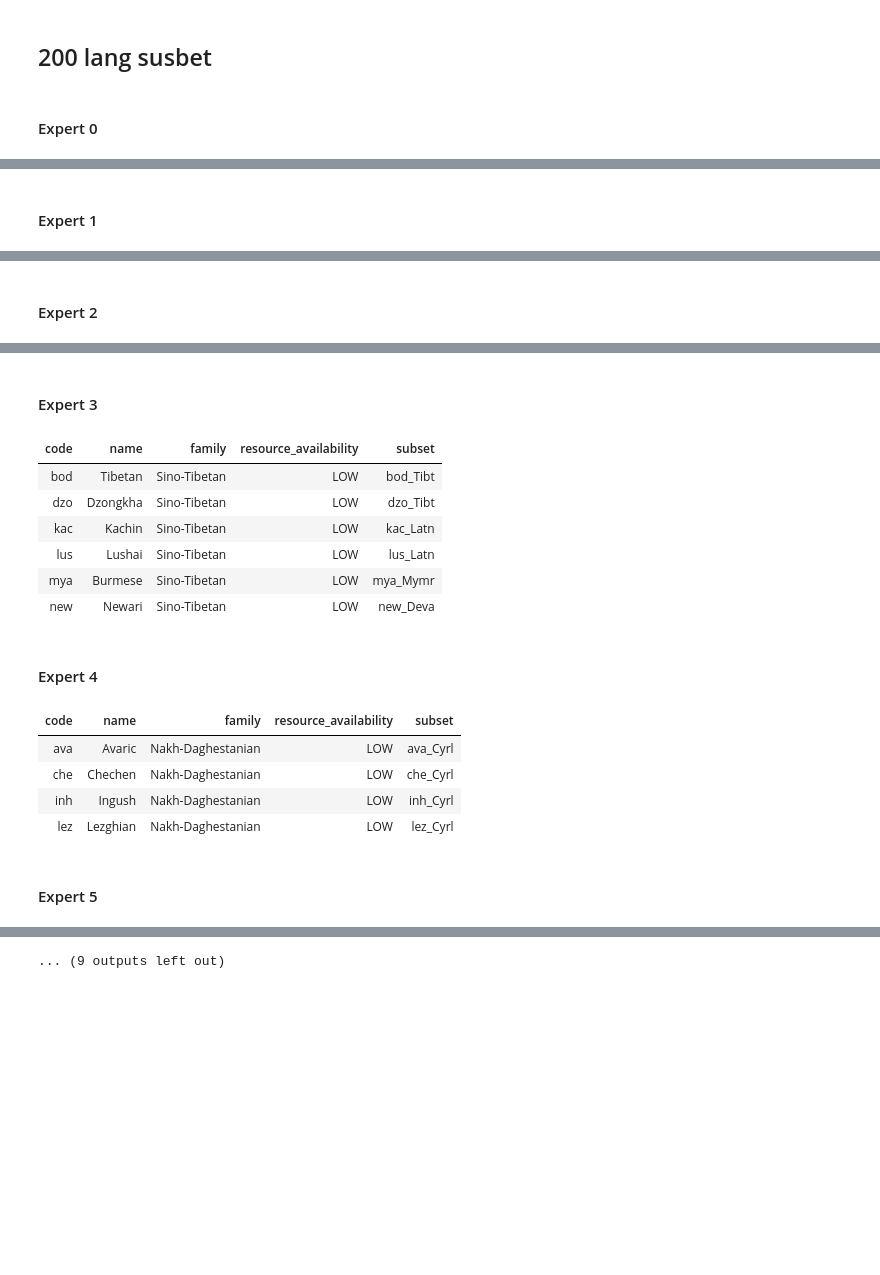
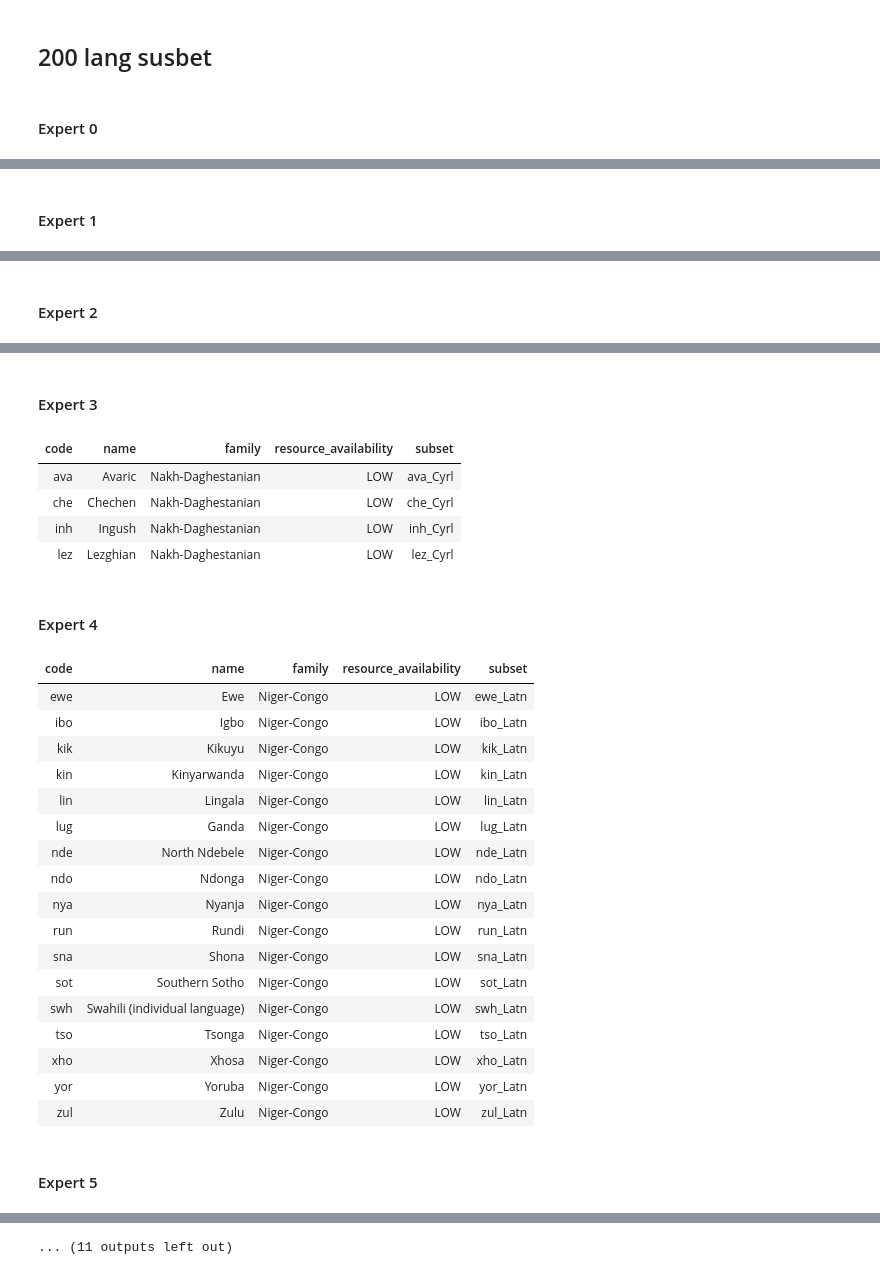
Before and after one commit to dice-group/HTYLLM-PG, a Jupyter notebook: approaches/CoLA/tools/two_stage_clustering/language_family_tree_based.ipynb, the cells around one changed output, grey strips where cells are left out. Cells and saved outputs as stored; diff of their text form; code cells hidden in the pictures; blank space fills up the shorter version.

```diff
--- a/approaches/CoLA/tools/two_stage_clustering/language_family_tree_based.ipynb
+++ b/approaches/CoLA/tools/two_stage_clustering/language_family_tree_based.ipynb
@@ -25,8 +25,9 @@ top = (
       .groupby(["code", "name", "family", "resource_availability"], as_index=False)
       ["documents"].sum()
       .sort_values("documents", ascending=False)
-      .head(200)
 )
+top = top.drop_duplicates(subset="code", keep="first").head(200)
+print(f"Selected top {len(top)} languages by document count.")
 
 langs = top[top.code.isin(l2v.DISTANCE_LANGUAGES)].reset_index(drop=True)
 # keep only the dominant subset per language, problem was i was getting arb_Arab and arb_Latn for Arabic for example
@@ -39,27 +40,38 @@ langs = (
 codes = langs.code.tolist()
 matrix = build_distance_matrix(codes, "genetic")
 
-def select_expert_clusters(matrix, max_experts=4, min_cluster_size=3, k_min=None, k_max=60):
+def select_expert_clusters(matrix, max_experts=4, min_cluster_size=3, k_min=None, k_max=60, keep_remaining=False):
     if k_min is None:
         k_min = max_experts
 
     best_k, _ = auto_k(matrix, k_min, k_max, "average", min_cluster_size=min_cluster_size)
     labels = cluster_with_k(matrix, best_k, "average")
 
+    # keep only sufficiently large clusters
     clusters = {
         c: np.where(labels == c)[0]
         for c in np.unique(labels)
         if np.sum(labels == c) >= min_cluster_size
     }
+
+    # track assigned indices
+    assigned = set(np.concatenate(list(clusters.values()))) if clusters else set()
+    all_idx = set(range(len(labels)))
+    remaining = sorted(all_idx - assigned)
+
+    # optional: add one remainder cluster
+    if keep_remaining and remaining:
+        new_c = max(clusters.keys(), default=-1) + 1
+        clusters[new_c] = np.array(remaining)
+
+    # expert selection (unchanged)
     selected = [max(clusters, key=lambda c: len(clusters[c]))]
-
     while len(selected) < max_experts:
-        remaining = [c for c in clusters if c not in selected]
-        if not remaining:
+        remaining_c = [c for c in clusters if c not in selected]
+        if not remaining_c:
             break
-
         next_c = max(
-            remaining,
+            remaining_c,
             key=lambda c: min(
                 matrix[np.ix_(clusters[c], clusters[s])].mean()
                 for s in selected
@@ -508,12 +517,13 @@ Subgroup 1
 expert_ids, clusters = select_expert_clusters(
     matrix,
     max_experts=16,
-    min_cluster_size=3
+    min_cluster_size=3,
+    keep_remaining=True # remaining langs which cannot be allocated to cluster, just for a new one including remaining langs, to cover all langs
 )
 
 experts = {
-    e_idx: [codes[i] for i in clusters[c]]
-    for e_idx, c in enumerate(expert_ids)
+    e_idx: [codes[i] for i in idxs]
+    for e_idx, idxs in enumerate(clusters.values())
 }
 
 display_expert_config(experts, df)
@@ -576,16 +577,27 @@ Expert 2
 Expert 3
 | code | name | family | resource_availability | subset |
-| bod | Tibetan | Sino-Tibetan | LOW | bod_Tibt |
-| dzo | Dzongkha | Sino-Tibetan | LOW | dzo_Tibt |
-| kac | Kachin | Sino-Tibetan | LOW | kac_Latn |
-| lus | Lushai | Sino-Tibetan | LOW | lus_Latn |
-| mya | Burmese | Sino-Tibetan | LOW | mya_Mymr |
-| new | Newari | Sino-Tibetan | LOW | new_Deva |
+| ava | Avaric | Nakh-Daghestanian | LOW | ava_Cyrl |
+| che | Chechen | Nakh-Daghestanian | LOW | che_Cyrl |
+| inh | Ingush | Nakh-Daghestanian | LOW | inh_Cyrl |
+| lez | Lezghian | Nakh-Daghestanian | LOW | lez_Cyrl |
 Expert 4
 | code | name | family | resource_availability | subset |
-| ava | Avaric | Nakh-Daghestanian | LOW | ava_Cyrl |
-| che | Chechen | Nakh-Daghestanian | LOW | che_Cyrl |
-| inh | Ingush | Nakh-Daghestanian | LOW | inh_Cyrl |
-| lez | Lezghian | Nakh-Daghestanian | LOW | lez_Cyrl |
+| ewe | Ewe | Niger-Congo | LOW | ewe_Latn |
+| ibo | Igbo | Niger-Congo | LOW | ibo_Latn |
+| kik | Kikuyu | Niger-Congo | LOW | kik_Latn |
+| kin | Kinyarwanda | Niger-Congo | LOW | kin_Latn |
+| lin | Lingala | Niger-Congo | LOW | lin_Latn |
+| lug | Ganda | Niger-Congo | LOW | lug_Latn |
+| nde | North Ndebele | Niger-Congo | LOW | nde_Latn |
+| ndo | Ndonga | Niger-Congo | LOW | ndo_Latn |
+| nya | Nyanja | Niger-Congo | LOW | nya_Latn |
+| run | Rundi | Niger-Congo | LOW | run_Latn |
+| sna | Shona | Niger-Congo | LOW | sna_Latn |
+| sot | Southern Sotho | Niger-Congo | LOW | sot_Latn |
+| swh | Swahili (individual language) | Niger-Congo | LOW | swh_Latn |
+| tso | Tsonga | Niger-Congo | LOW | tso_Latn |
+| xho | Xhosa | Niger-Congo | LOW | xho_Latn |
+| yor | Yoruba | Niger-Congo | LOW | yor_Latn |
+| zul | Zulu | Niger-Congo | LOW | zul_Latn |
 Expert 5
 | code | name | family | resource_availability | subset |
@@ -608,4 +619,4 @@ Expert 5
-... (9 outputs left out)
+... (11 outputs left out)
 # %%
 expert_subgroups = {}
 for e_idx, exp_codes in experts.items():
```
Also changed, not shown: parts of 6 cells of this notebook, 3 other files.
